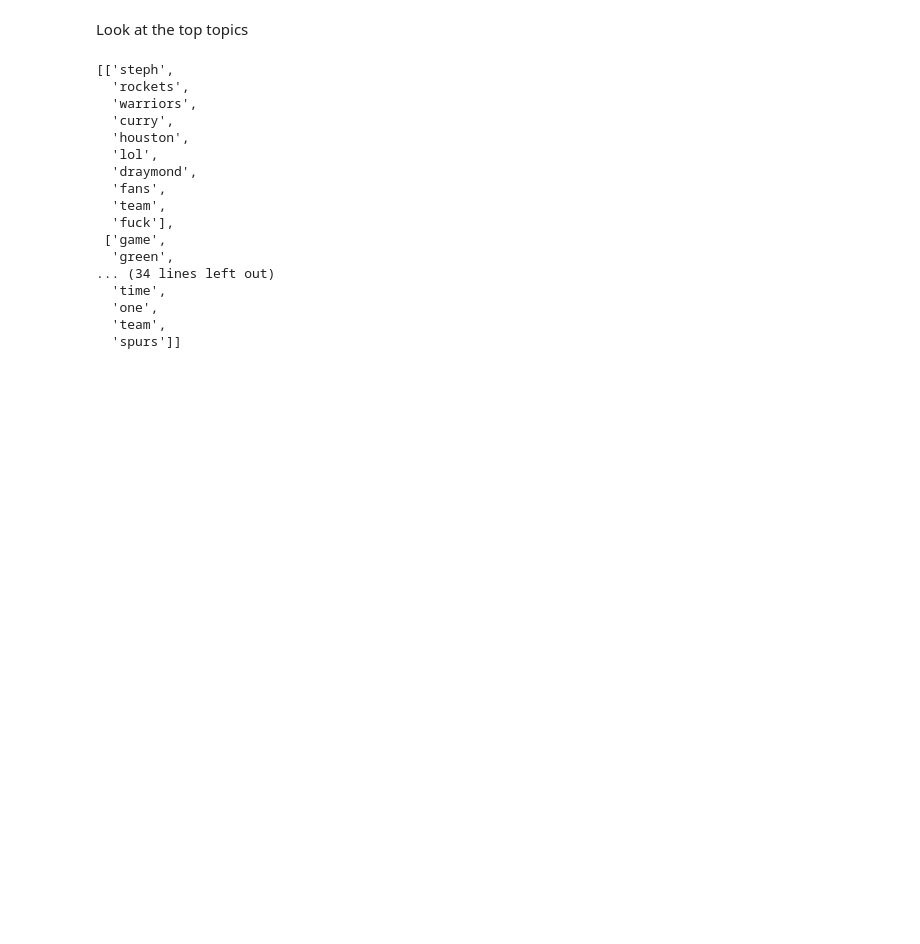
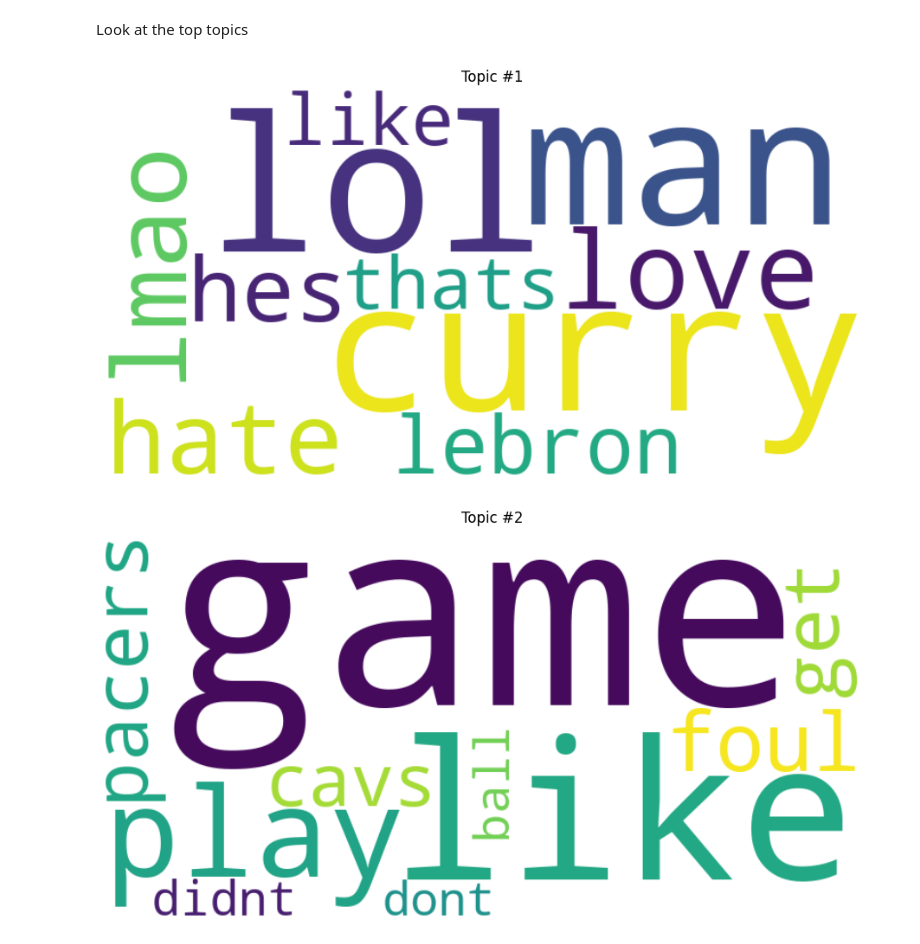
Before and after one commit to spon7ge/Reddit.Analysis, a Jupyter notebook: reddit.ipynb, the cells around one changed output. Saved outputs shown, nothing was run; the diff lists cells and outputs as text; code cells hidden in the pictures; blank space fills up the shorter version.

```diff
--- a/reddit.ipynb
+++ b/reddit.ipynb
@@ -152,10 +121,25 @@ def extract_topics(subreddit_data, n_topics=5):
     topics = []
     for topic_idx, topic in enumerate(lda.components_):
         top_words_idx = topic.argsort()[:-10 - 1:-1]
-        top_words = [feature_names[i] for i in top_words_idx]
+        top_words = {feature_names[i]: topic[i] for i in top_words_idx}
         topics.append(top_words)
 
+
     return topics
+
+from wordcloud import WordCloud
+import matplotlib.pyplot as plt
+
+def plot_wordclouds(topics):
+    for idx, topic in enumerate(topics):
+        wc = WordCloud(width=800, height=400, background_color='white')
+        wc.generate_from_frequencies(topic)
+        plt.figure(figsize=(10, 5))
+        plt.imshow(wc, interpolation='bilinear')
+        plt.axis('off')
+        plt.title(f"Topic #{idx+1}")
+        plt.tight_layout()
+        plt.show()
 # %% [markdown]
 ### Calculates the polarity score of each post and comments
 # %%
@@ -332,22 +368,7 @@ nba_sentiment_results
 Look at the top topics
 # %%
 nba_topics = extract_topics(nba_subreddit)
-nba_topics
+plot_wordclouds(nba_topics)
 # %% [output]
-[['steph',
-  'rockets',
-  'warriors',
-  'curry',
-  'houston',
-  'lol',
-  'draymond',
-  'fans',
-  'team',
-  'fuck'],
- ['game',
-  'green',
-... (34 lines left out)
-  'time',
-  'one',
-  'team',
-  'spurs']]
+[figure, added]
+[figure, added]
```
Also changed, not shown: parts of 14 cells of this notebook.
